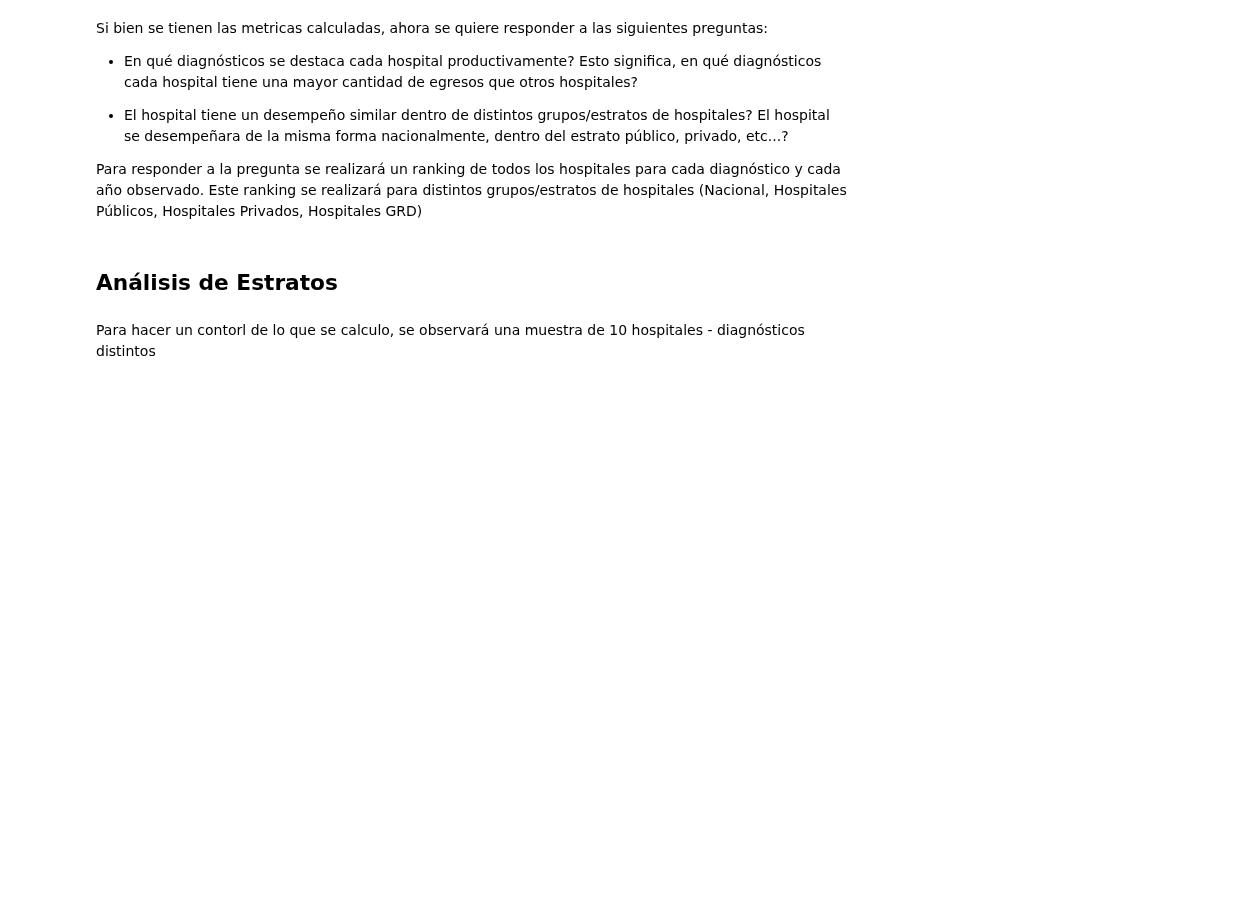
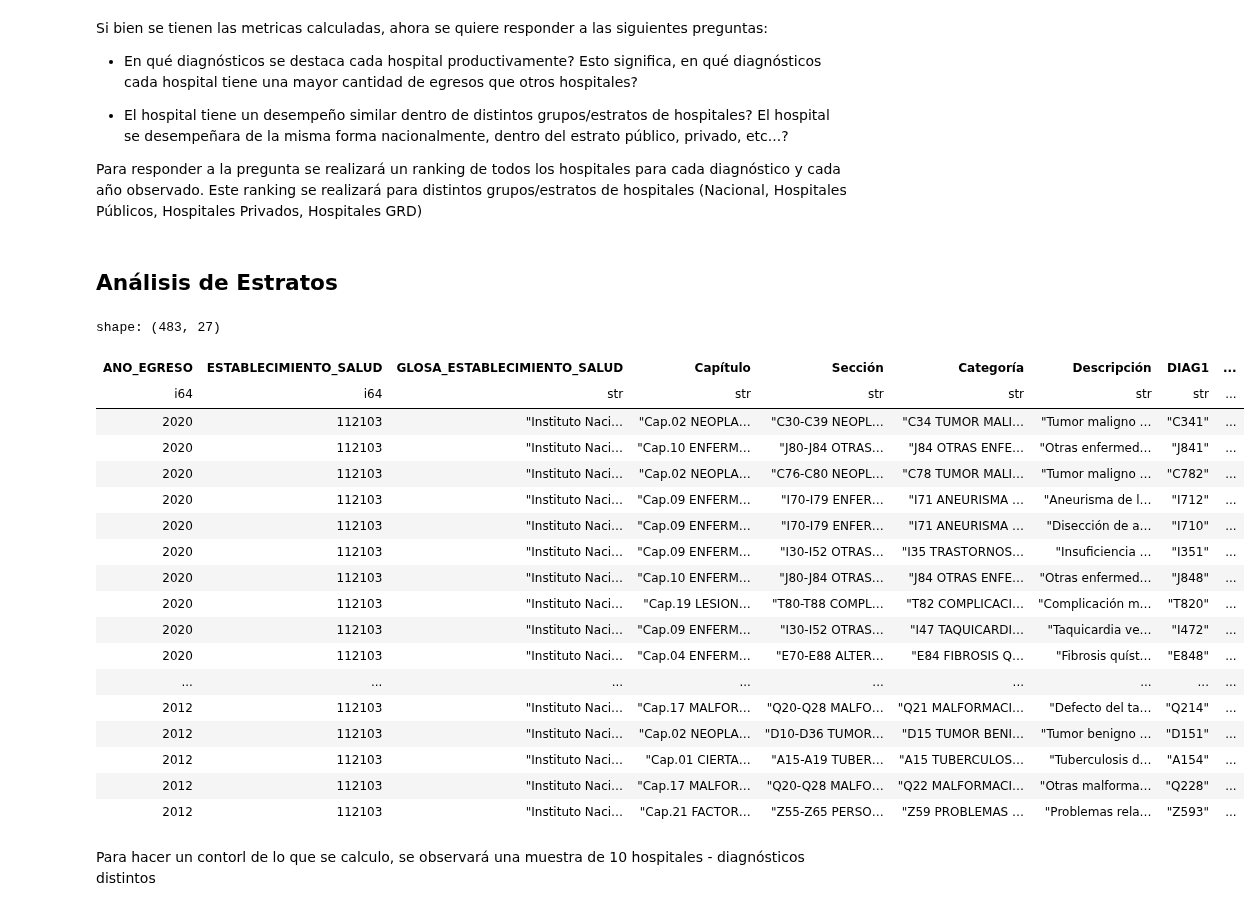
Before and after one commit to JavierRojas14/egresos-hospitalarios, a Jupyter notebook: egresos-hospitalarios/notebooks/2.0-jrb-discharges-analysis.ipynb, the cells around one changed output. Cells and saved outputs as stored; diff of their text form; code cells hidden in the pictures; blank space fills up the shorter version.

```diff
--- a/egresos-hospitalarios/notebooks/2.0-jrb-discharges-analysis.ipynb
+++ b/egresos-hospitalarios/notebooks/2.0-jrb-discharges-analysis.ipynb
@@ -108,3 +108,11 @@ rankings_nacionales = build_features.agregar_ranking_estratos(
 rankings_hospital_analizado = rankings_nacionales.filter(
     pl.col("ESTABLECIMIENTO_SALUD") == HOSPITAL_A_ANLIZAR
 )
+# %%
+diags_mas_relevantes = rankings_hospital_analizado.filter(
+    (pl.col("ranking_nacionales_n_egresos") == 1)
+    & (pl.col("n_int_q") > 0)
+    & (pl.col("ANO_EGRESO") > 2011)
+).sort(by=["ANO_EGRESO", "n_egresos", "n_int_q"], descending=True)
+
+veinte_mas_relevantes_por_anio = diags_mas_relevantes.groupby(["ANO_EGRESO"]).head(20)
@@ -111,3 +123,25 @@ rankings_hospital_analizado = rankings_nacionales.filter(
+# %%
+diags_mas_relevantes
+# %% [output]
+shape: (483, 27)
+| ANO_EGRESO | ESTABLECIMIENTO_SALUD | GLOSA_ESTABLECIMIENTO_SALUD | Capítulo | Sección | Categoría | Descripción | DIAG1 | ... |
+| i64 | i64 | str | str | str | str | str | str | ... |
+| 2020 | 112103 | "Instituto Naci… | "Cap.02 NEOPLA… | "C30-C39 NEOPL… | "C34 TUMOR MALI… | "Tumor maligno … | "C341" | ... |
+| 2020 | 112103 | "Instituto Naci… | "Cap.10 ENFERM… | "J80-J84 OTRAS… | "J84 OTRAS ENFE… | "Otras enfermed… | "J841" | ... |
+| 2020 | 112103 | "Instituto Naci… | "Cap.02 NEOPLA… | "C76-C80 NEOPL… | "C78 TUMOR MALI… | "Tumor maligno … | "C782" | ... |
+| 2020 | 112103 | "Instituto Naci… | "Cap.09 ENFERM… | "I70-I79 ENFER… | "I71 ANEURISMA … | "Aneurisma de l… | "I712" | ... |
+| 2020 | 112103 | "Instituto Naci… | "Cap.09 ENFERM… | "I70-I79 ENFER… | "I71 ANEURISMA … | "Disección de a… | "I710" | ... |
+| 2020 | 112103 | "Instituto Naci… | "Cap.09 ENFERM… | "I30-I52 OTRAS… | "I35 TRASTORNOS… | "Insuficiencia … | "I351" | ... |
+| 2020 | 112103 | "Instituto Naci… | "Cap.10 ENFERM… | "J80-J84 OTRAS… | "J84 OTRAS ENFE… | "Otras enfermed… | "J848" | ... |
+| 2020 | 112103 | "Instituto Naci… | "Cap.19 LESION… | "T80-T88 COMPL… | "T82 COMPLICACI… | "Complicación m… | "T820" | ... |
+| 2020 | 112103 | "Instituto Naci… | "Cap.09 ENFERM… | "I30-I52 OTRAS… | "I47 TAQUICARDI… | "Taquicardia ve… | "I472" | ... |
+| 2020 | 112103 | "Instituto Naci… | "Cap.04 ENFERM… | "E70-E88 ALTER… | "E84 FIBROSIS Q… | "Fibrosis quíst… | "E848" | ... |
+| ... | ... | ... | ... | ... | ... | ... | ... | ... |
+| 2012 | 112103 | "Instituto Naci… | "Cap.17 MALFOR… | "Q20-Q28 MALFO… | "Q21 MALFORMACI… | "Defecto del ta… | "Q214" | ... |
+| 2012 | 112103 | "Instituto Naci… | "Cap.02 NEOPLA… | "D10-D36 TUMOR… | "D15 TUMOR BENI… | "Tumor benigno … | "D151" | ... |
+| 2012 | 112103 | "Instituto Naci… | "Cap.01 CIERTA… | "A15-A19 TUBER… | "A15 TUBERCULOS… | "Tuberculosis d… | "A154" | ... |
+| 2012 | 112103 | "Instituto Naci… | "Cap.17 MALFOR… | "Q20-Q28 MALFO… | "Q22 MALFORMACI… | "Otras malforma… | "Q228" | ... |
+| 2012 | 112103 | "Instituto Naci… | "Cap.21 FACTOR… | "Z55-Z65 PERSO… | "Z59 PROBLEMAS … | "Problemas rela… | "Z593" | ... |
 # %% [markdown]
 Para hacer un contorl de lo que se calculo, se observará una muestra de 10 hospitales - diagnósticos
 distintos
```
Also changed, not shown: parts of 10 cells of this notebook.
